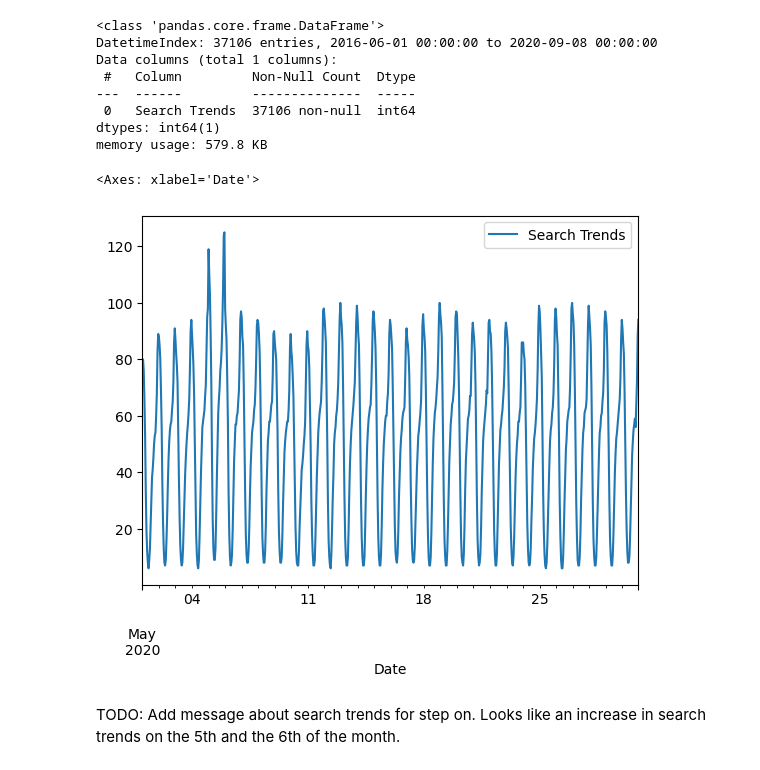
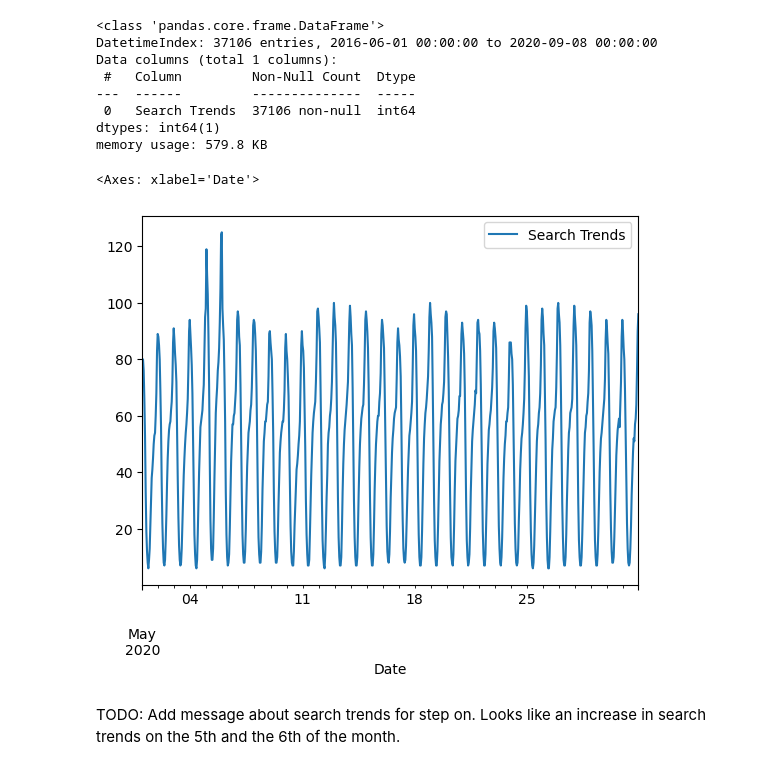
Before and after one commit to jjmccarty/prophet-challenge, a Jupyter notebook: forecasting_net_prophet.ipynb, the cells around one changed output. Drawn from its saved outputs; the diff is of its cells as text; code cells hidden in the pictures.

```diff
--- a/forecasting_net_prophet.ipynb
+++ b/forecasting_net_prophet.ipynb
@@ -98,15 +98,15 @@ dtypes: int64(1)
 memory usage: 579.8 KB
 # %%
 # Slice the DataFrame to just the month of May 2020
-df_mercado_trends_may2020 = df_mercado_trends.loc["2020-05-01": "2020-05-30"]
+df_mercado_trends_may2020 = df_mercado_trends.loc["2020-05-01": "2020-05-31"]
 #df_mercado_trends_may2020.head()
 #df_mercado_trends_may2020.tail()
 
 # Plot to visualize the data for May 2020
 df_mercado_trends_may2020.plot()
 # %% [output]
 <Axes: xlabel='Date'>
-[figure, old version]
+[figure, new version]
 # %% [markdown]
 TODO: Add message about search trends for step on.  Looks like an increase in search trends on the 5th and the 6th of the month.
 # %% [markdown]
```
Also changed, not shown: parts of 3 cells of this notebook.
